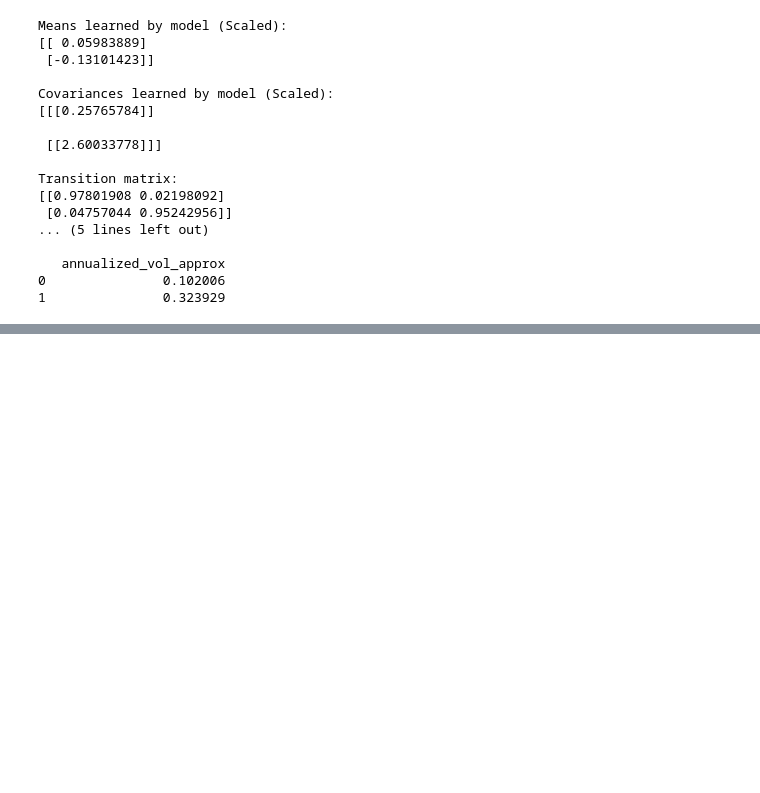
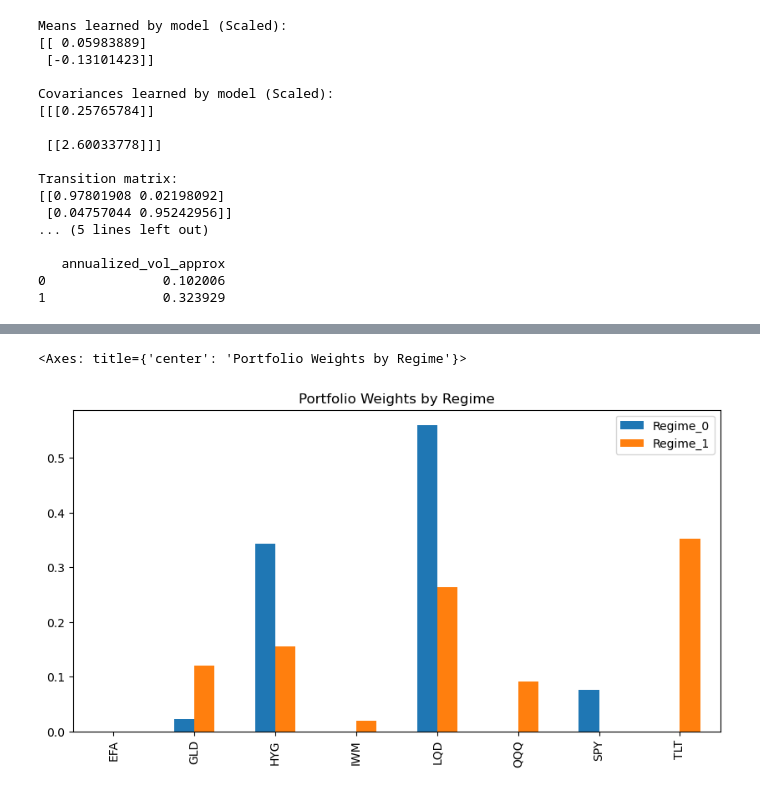
Before and after one commit to LTam2024/hmmRegimeDetect, a Jupyter notebook: regimeDetect.ipynb, the cells around one changed output, grey strips where cells are left out. Drawn from its saved outputs; the diff is of its cells as text; code cells hidden in the pictures; blank space fills up the shorter version.

Commit message:
solved min-variance portfolio weights, working on other portfolios

```diff
--- a/regimeDetect.ipynb
+++ b/regimeDetect.ipynb
@@ -141,0 +209,8 @@ Transition matrix:
+# %%
+assetCols = [c for c in inRetLabeled.columns if c != "state"]
+
+retRegime0 = inRetLabeled.loc[inRetLabeled["state"] == 0, assetCols].copy()
+retRegime1 = inRetLabeled.loc[inRetLabeled["state"] == 1, assetCols].copy()
+
+print("Regime 0 returns shape:", retRegime0.shape)
+print("Regime 1 returns shape:", retRegime1.shape)
@@ -141,0 +220,3 @@ Transition matrix:
+# %%
+cov0 = retRegime0.cov()
+cov1 = retRegime1.cov()
@@ -141,0 +285,9 @@ Transition matrix:
+# %%
+inRegimeWeights0 = solve_min_variance_portfolio(cov0)
+inRegimeWeights1 = solve_min_variance_portfolio(cov1)
+
+print("Regime 0 weights:")
+print(inRegimeWeights0.sort_values(ascending=False))
+
+print("\nRegime 1 weights:")
+print(inRegimeWeights1.sort_values(ascending=False))
@@ -141,0 +312,7 @@ Transition matrix:
+# %%
+inWeightsDf = pd.DataFrame({
+    "Regime_0": inRegimeWeights0,
+    "Regime_1": inRegimeWeights1
+})
+
+inWeightsDf
@@ -141,0 +329,5 @@ Transition matrix:
+# %%
+inWeightsDf.plot(kind="bar", figsize=(10, 5), title="Portfolio Weights by Regime")
+# %% [output]
+<Axes: title={'center': 'Portfolio Weights by Regime'}>
+[figure, added]
```
Also changed, not shown: parts of 18 cells of this notebook, 8 other files.
